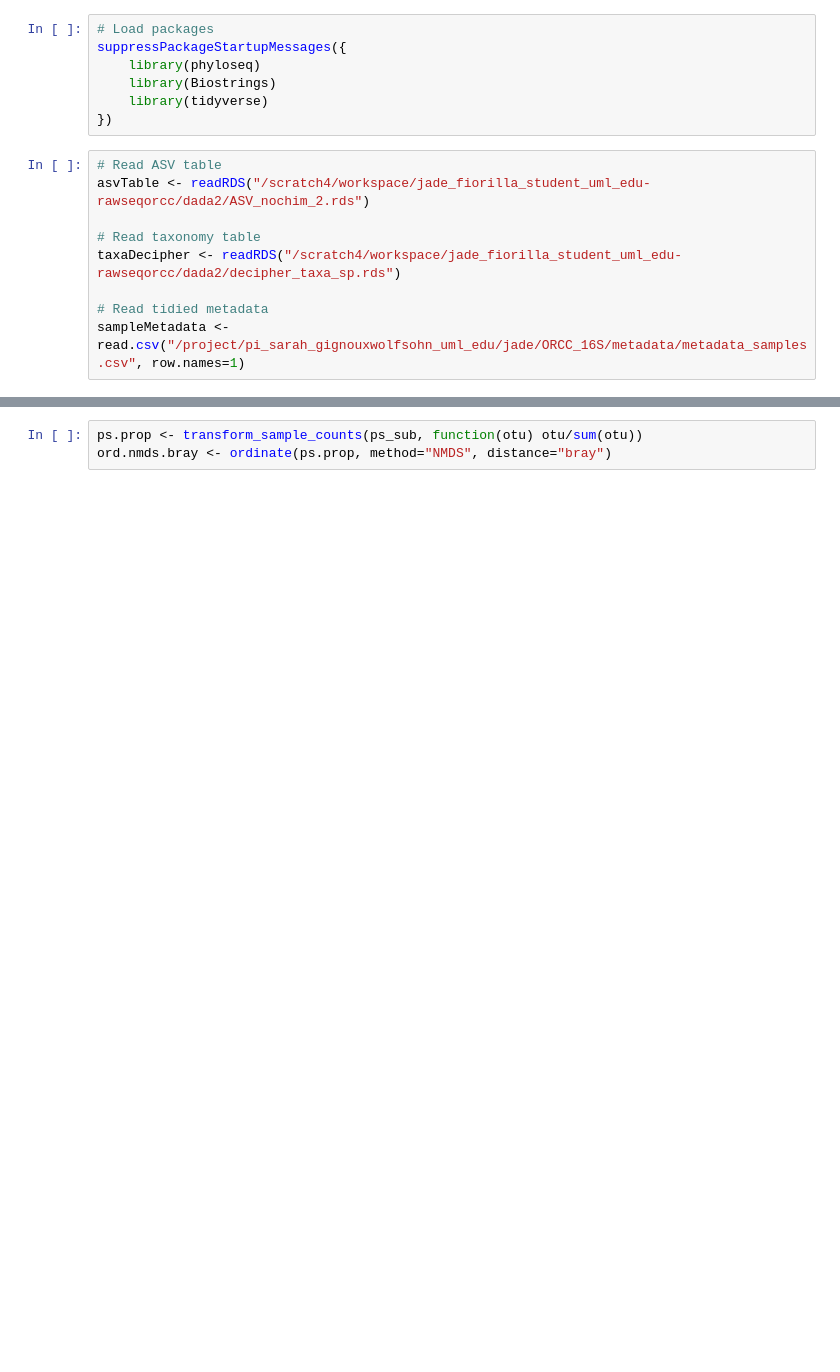
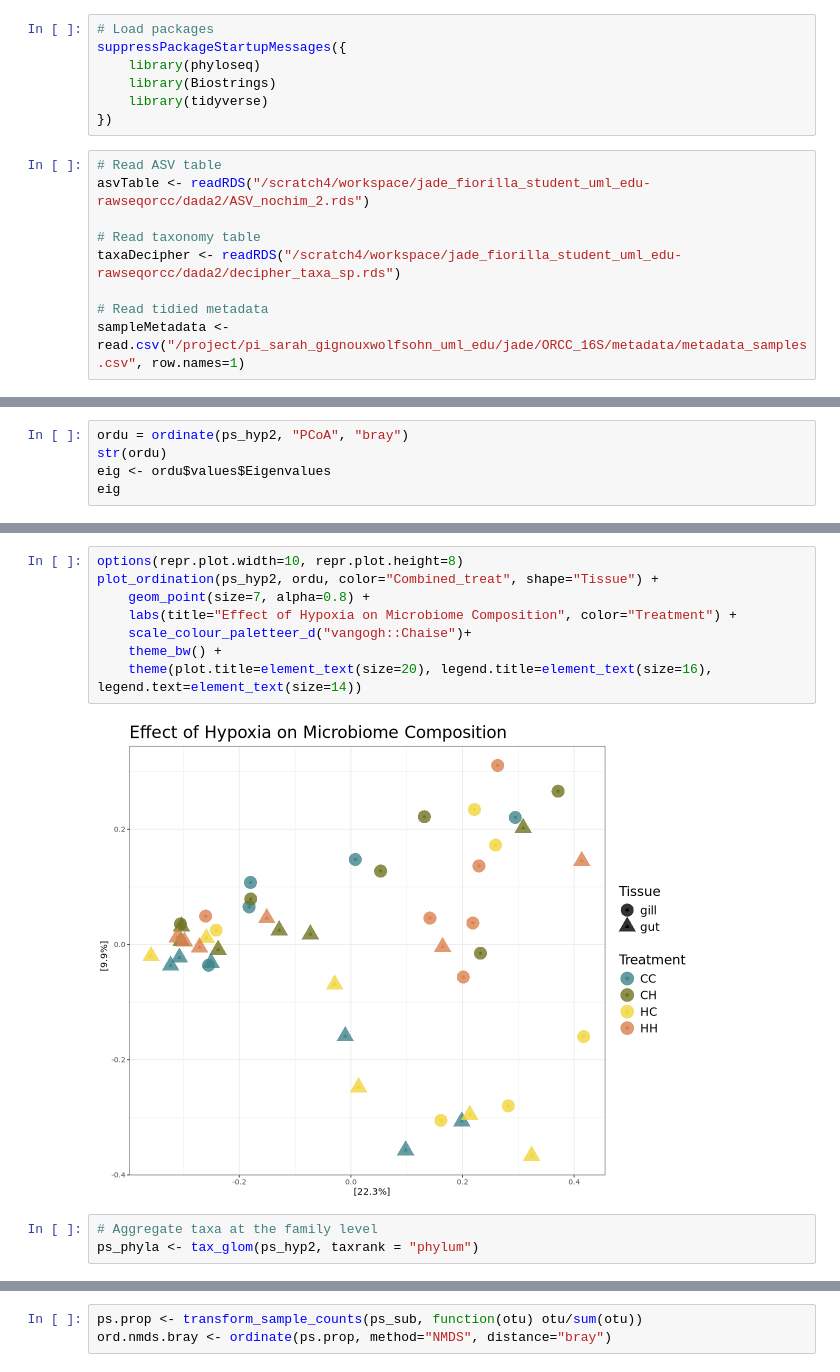
Before and after one commit to jfiorilla/ORCC_16S, a Jupyter notebook: phyloseq-working.ipynb, the cells around one changed output, grey strips where cells are left out. Saved outputs shown, nothing was run; the diff lists cells and outputs as text; blank space fills up the shorter version.

```diff
--- a/phyloseq-working.ipynb
+++ b/phyloseq-working.ipynb
@@ -132,0 +401,5 @@ plot_richness(ps, x="Combined_treat", measures=c("Shannon", "Simpson"), color="P
+# %%
+ordu = ordinate(ps_hyp2, "PCoA", "bray")
+str(ordu)
+eig <- ordu$values$Eigenvalues
+eig
@@ -132,0 +445,13 @@ plot_richness(ps, x="Combined_treat", measures=c("Shannon", "Simpson"), color="P
+# %%
+options(repr.plot.width=10, repr.plot.height=8)
+plot_ordination(ps_hyp2, ordu, color="Combined_treat", shape="Tissue") +
+    geom_point(size=7, alpha=0.8) +
+    labs(title="Effect of Hypoxia on Microbiome Composition", color="Treatment") +
+    scale_colour_paletteer_d("vangogh::Chaise")+
+    theme_bw() +
+    theme(plot.title=element_text(size=20), legend.title=element_text(size=16), legend.text=element_text(size=14))
+# %% [output]
+[figure, added]
+# %%
+# Aggregate taxa at the family level
+ps_phyla <- tax_glom(ps_hyp2, taxrank = "phylum")
```
Also changed, not shown: parts of 63 cells of this notebook, 3 other files.
